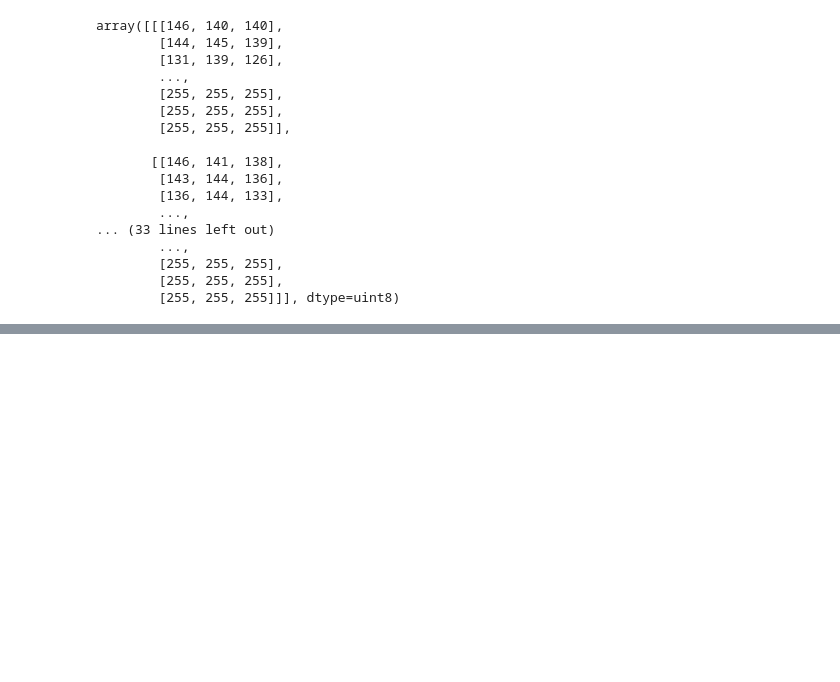
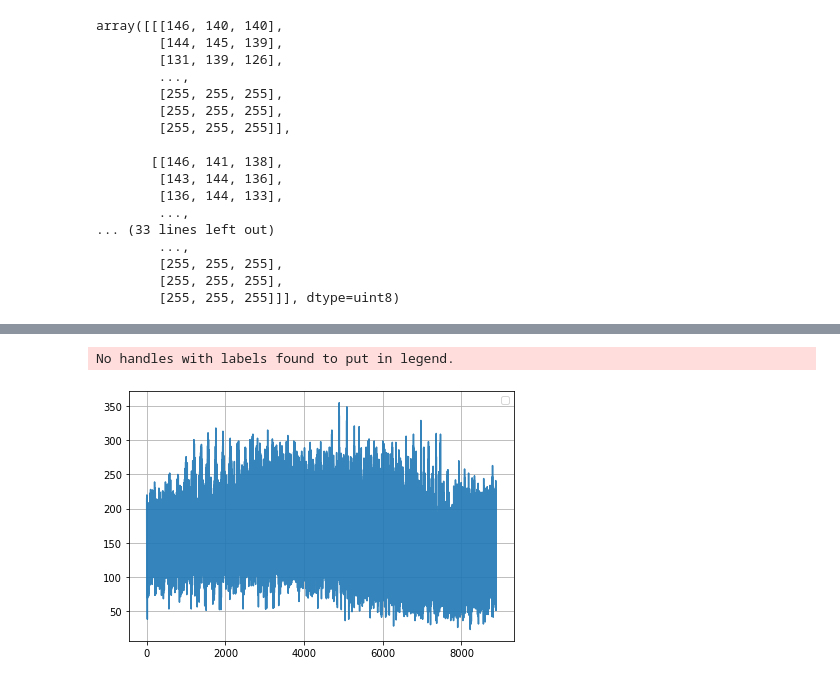
Before and after one commit to WANG-lp/FastGC-icecake, a Jupyter notebook: scripts/playground.ipynb, the cells around one changed output, grey strips where cells are left out. Saved outputs shown, nothing was run; the diff lists cells and outputs as text; code cells hidden in the pictures; blank space fills up the shorter version.

```diff
--- a/scripts/playground.ipynb
+++ b/scripts/playground.ipynb
@@ -207,0 +248,3 @@ array([[[146, 140, 140],
+# %%
+for f in fnames[:20]:
+    get_blocks(ROOT_DIR+f)
@@ -207,0 +317,22 @@ array([[[146, 140, 140],
+# %%
+length=6
+width = 4
+plt.figure(figsize=(length,4))
+ax = plt.subplot(111)
+linestyles=['-','o-','v-','-s', 'p-','*-','d-','x','D','d','|','--','-.','.-',',-', '-o']
+linelables = ['1']
+node_list = [32, 64, 96, 128, 160]
+idx = 1
+#x-axis间距
+# ax.xaxis.set_major_locator(MultipleLocator(5))
+xs = np.arange(0, len(block_diff[idx]), 1)
+ax.plot(xs, block_diff[idx],linestyles[0], linewidth=1.5, color='C'+str(0), alpha=0.9)
+ax.legend(loc=0)
+# ax.set_title('(b) rgg')
+ax.grid(True)
+# plt.locator_params(axis='x', nbins=15)
+plt.tight_layout()
+plt.show()
+# %% [output]
+No handles with labels found to put in legend.
+[figure, added]
```
Also changed, not shown: parts of 16 cells of this notebook, 6 other files.
